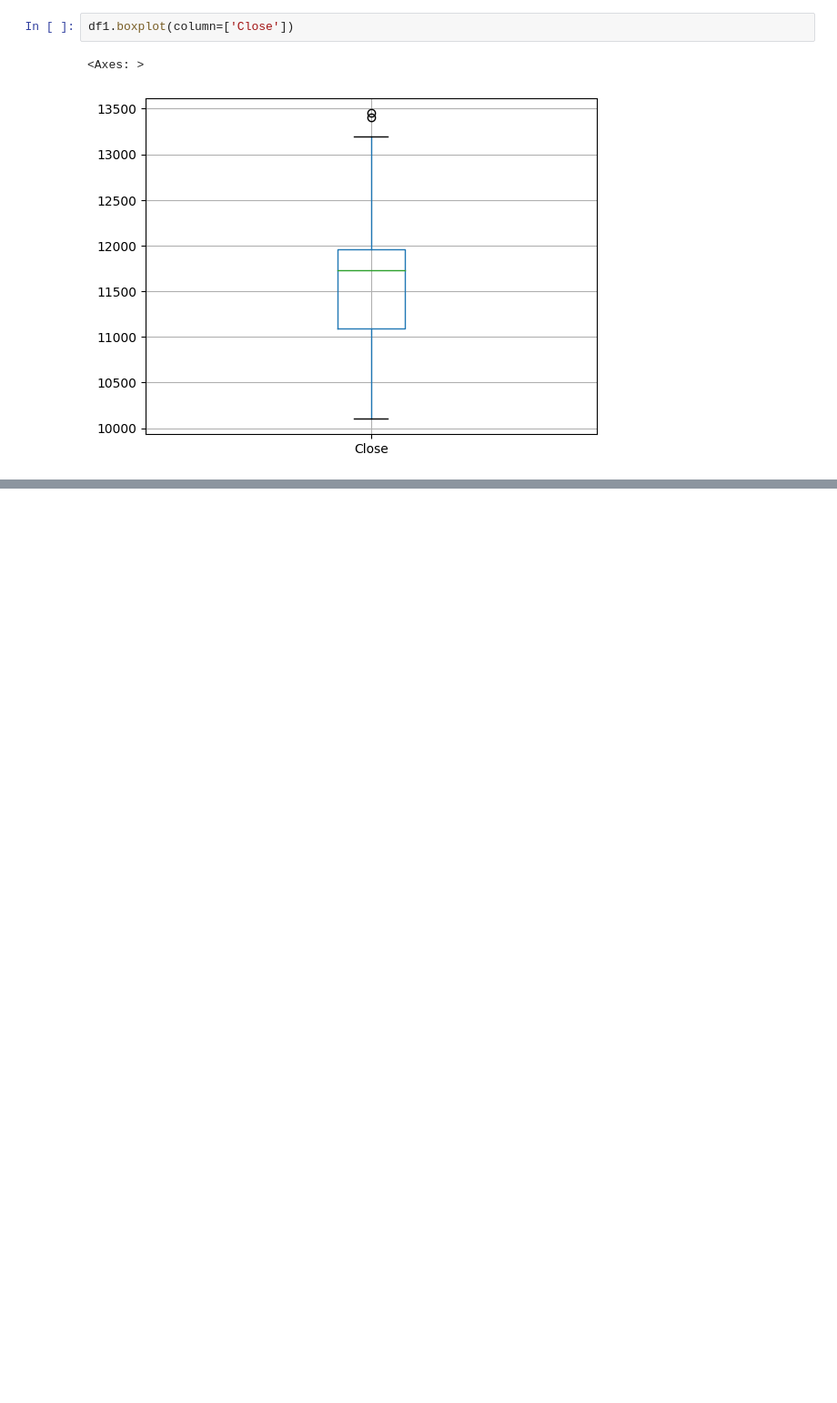
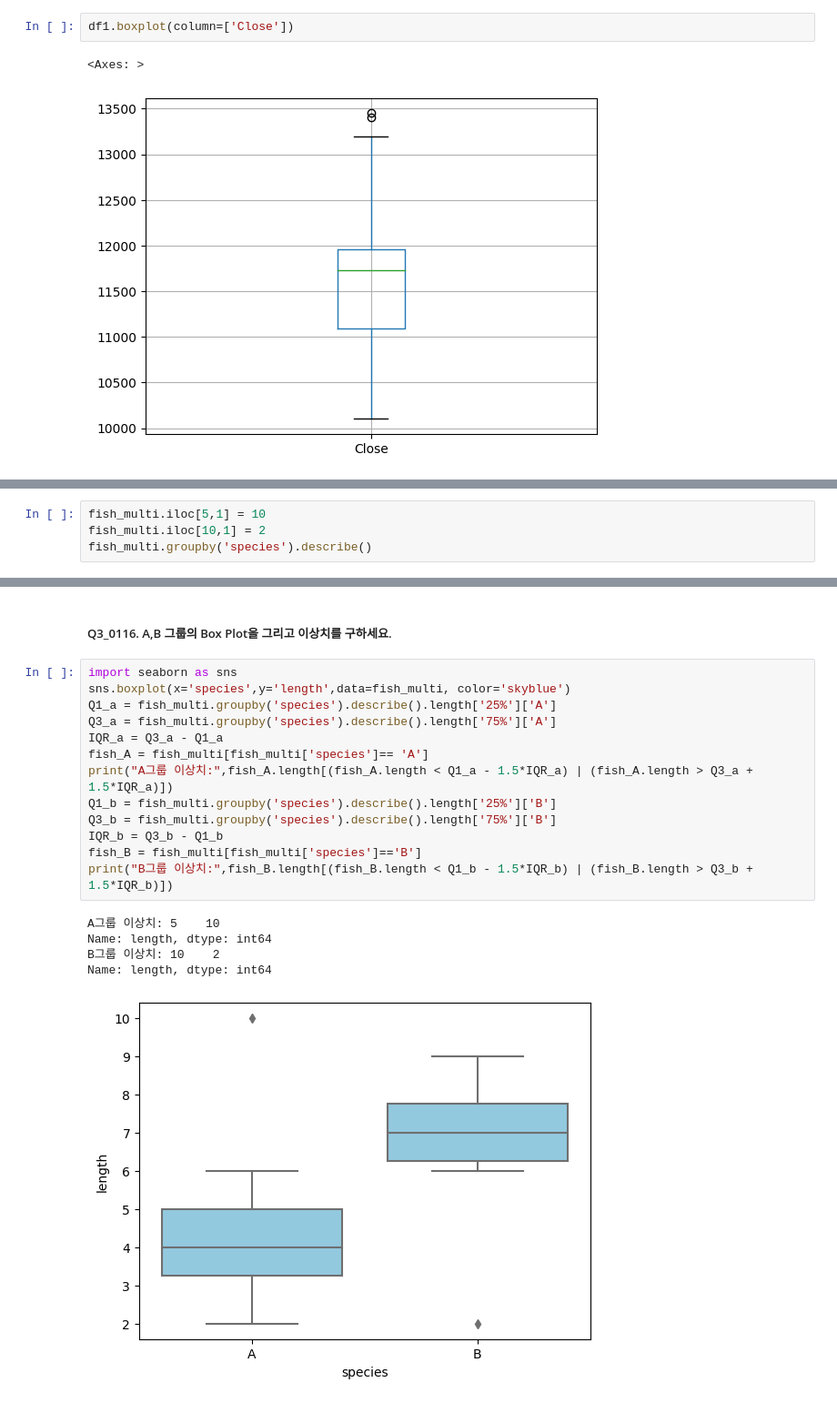
Before and after one commit to ubinjeon/kita_231026, a Jupyter notebook: m3_분석라이브러리/visualization/시각화1.ipynb, the cells around one changed output, grey strips where cells are left out. Shown at 91% size. Cells and saved outputs as stored; diff of their text form; blank space fills up the shorter version.

```diff
--- a/m3_분석라이브러리/visualization/시각화1.ipynb
+++ b/m3_분석라이브러리/visualization/시각화1.ipynb
@@ -147,0 +362,4 @@ df1.boxplot(column=['Close'])
+# %%
+fish_multi.iloc[5,1] = 10
+fish_multi.iloc[10,1] = 2
+fish_multi.groupby('species').describe()
@@ -147,0 +372,21 @@ df1.boxplot(column=['Close'])
+# %% [markdown]
+##### Q3_0116. A,B 그룹의 Box Plot을 그리고 이상치를 구하세요.
+# %%
+import seaborn as sns
+sns.boxplot(x='species',y='length',data=fish_multi, color='skyblue')
+Q1_a = fish_multi.groupby('species').describe().length['25%']['A']
+Q3_a = fish_multi.groupby('species').describe().length['75%']['A']
+IQR_a = Q3_a - Q1_a
+fish_A = fish_multi[fish_multi['species']== 'A']
+print("A그룹 이상치:",fish_A.length[(fish_A.length < Q1_a - 1.5*IQR_a) | (fish_A.length > Q3_a + 1.5*IQR_a)])
+Q1_b = fish_multi.groupby('species').describe().length['25%']['B']
+Q3_b = fish_multi.groupby('species').describe().length['75%']['B']
+IQR_b = Q3_b - Q1_b
+fish_B = fish_multi[fish_multi['species']=='B']
+print("B그룹 이상치:",fish_B.length[(fish_B.length < Q1_b - 1.5*IQR_b) | (fish_B.length > Q3_b + 1.5*IQR_b)])
+# %% [output]
+A그룹 이상치: 5    10
+Name: length, dtype: int64
+B그룹 이상치: 10    2
+Name: length, dtype: int64
+[figure, added]
```
Also changed, not shown: parts of 142 cells of this notebook.
